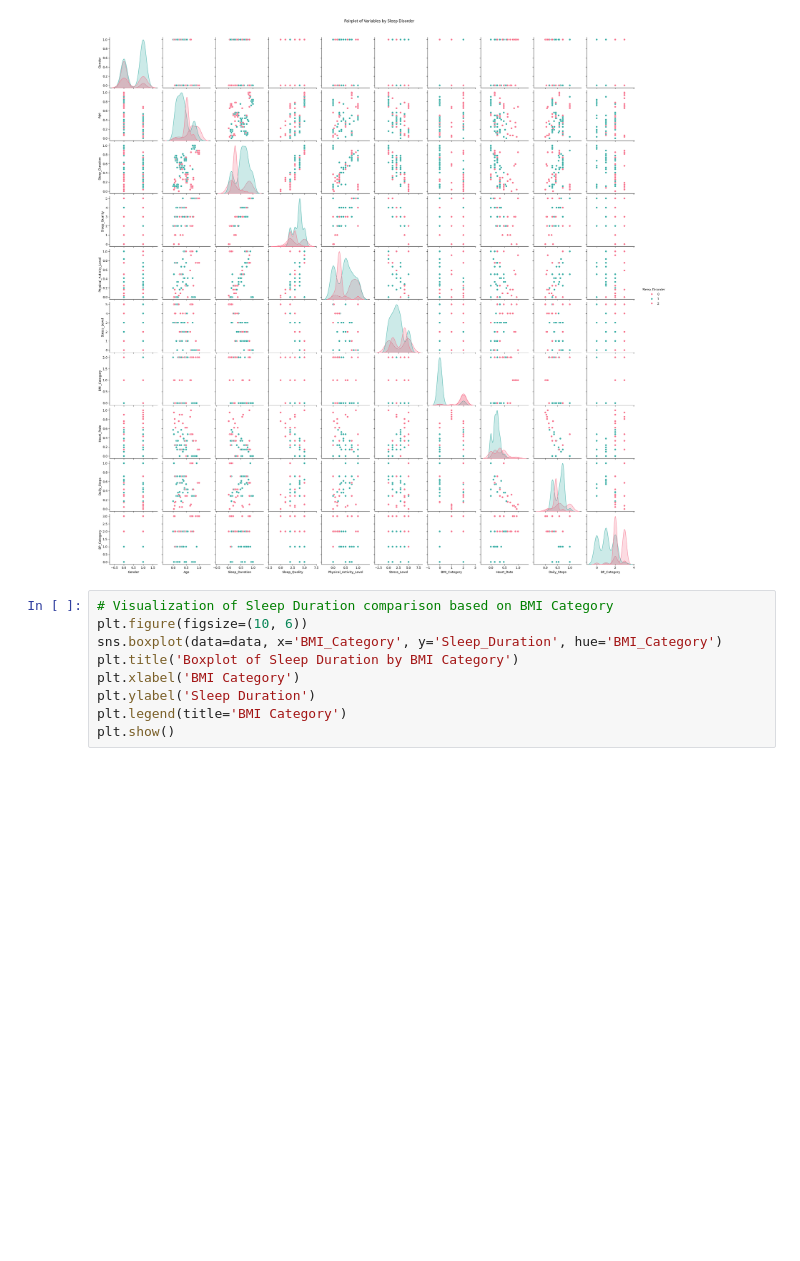
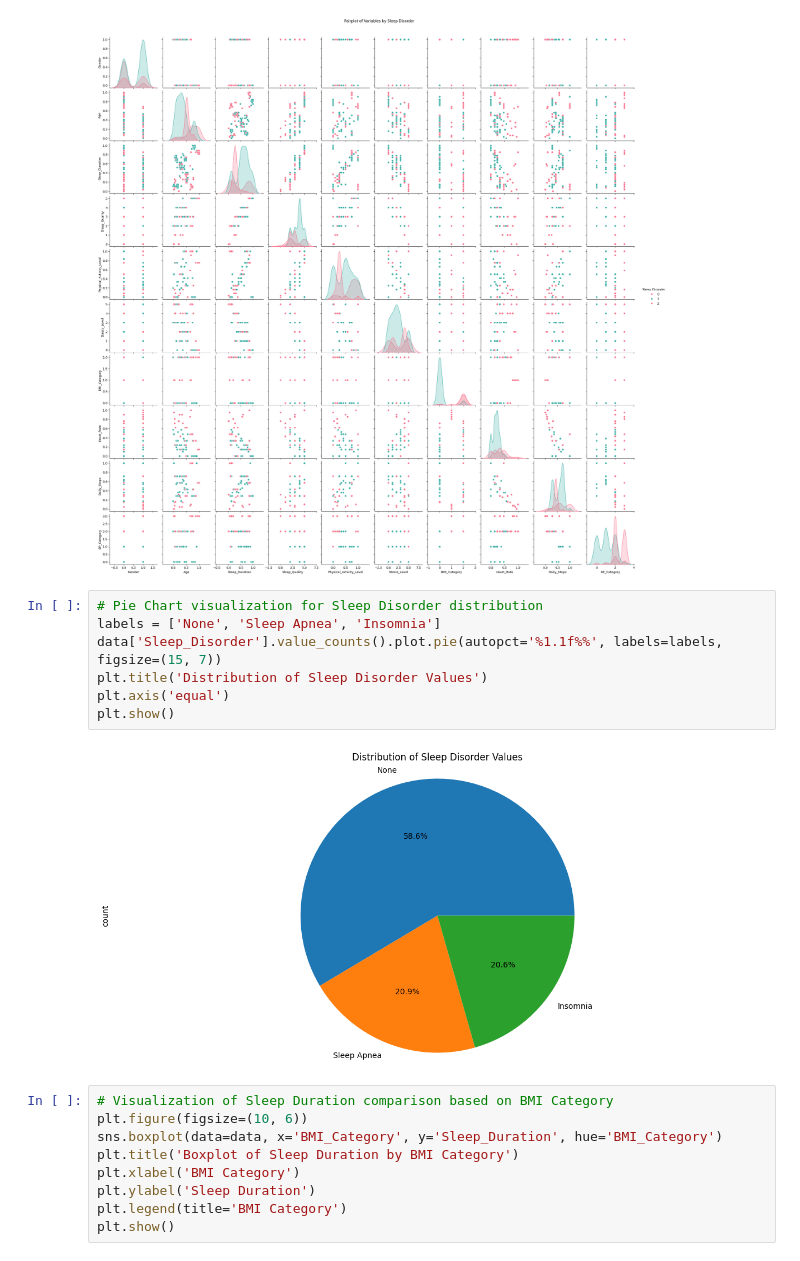
Before and after one commit to w0n0g1ren/Nyenyak, a Jupyter notebook: training/capstone_ml.ipynb, the cells around one changed output. Cells and saved outputs as stored; diff of their text form; blank space fills up the shorter version.

```diff
--- a/training/capstone_ml.ipynb
+++ b/training/capstone_ml.ipynb
@@ -520,6 +520,15 @@ plt.suptitle('Pairplot of Variables by Sleep Disorder', y=1.02)
 plt.show()
 # %% [output]
 [figure]
+# %%
+# Pie Chart visualization for Sleep Disorder distribution
+labels = ['None', 'Sleep Apnea', 'Insomnia']
+data['Sleep_Disorder'].value_counts().plot.pie(autopct='%1.1f%%', labels=labels, figsize=(15, 7))
+plt.title('Distribution of Sleep Disorder Values')
+plt.axis('equal')
+plt.show()
+# %% [output]
+[figure, added]
 # %%
 # Visualization of Sleep Duration comparison based on BMI Category
 plt.figure(figsize=(10, 6))
```
Also changed, not shown: parts of 27 cells of this notebook.
